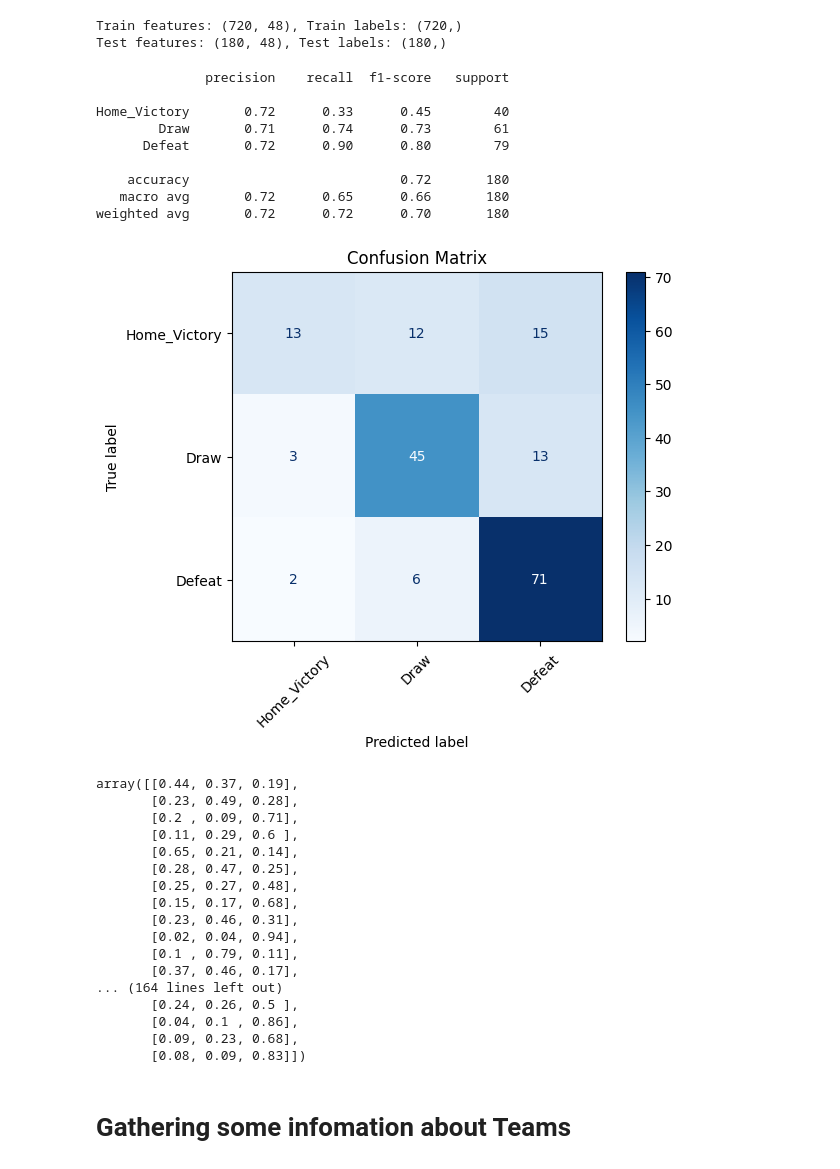
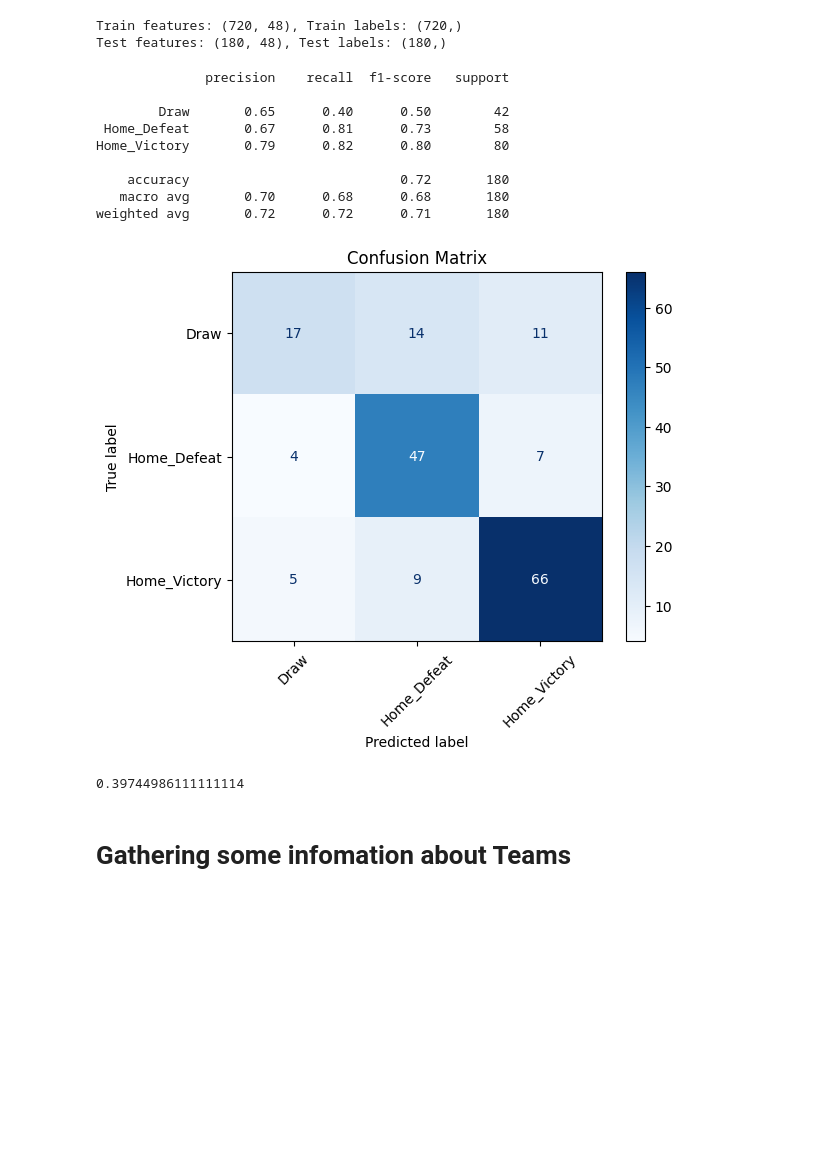
Before and after one commit to MaxPrinz98/FootballDSAI, a Jupyter notebook: Team_ranking.ipynb, the cells around one changed output. Cells and saved outputs as stored; diff of their text form; code cells hidden in the pictures; blank space fills up the shorter version.

Commit message:
added Brier calculation

```diff
--- a/Team_ranking.ipynb
+++ b/Team_ranking.ipynb
@@ -191,58 +197,64 @@ print(f"Test features: {X_test_processed.shape}, Test labels: {y_test.shape}")
 Train features: (720, 48), Train labels: (720,)
 Test features: (180, 48), Test labels: (180,)
 # %%
-model = RandomForestClassifier()
+model = RandomForestClassifier(n_estimators=400)
 model.fit(X_train_processed, y_train)
-ttt = model.predict_proba(X_test_processed)
 
 predictions = model.predict(X_test_processed)
 
 print(
     classification_report(
         y_test,          # True labels (strings)
         predictions,          # Predicted labels (strings)
-        target_names=['Home_Victory', 'Draw', 'Defeat']  # Optional: ensures consistent order
+        target_names=['Draw', 'Home_Defeat', 'Home_Victory']  # Optional: ensures consistent order
     )
 )
 
 ConfusionMatrixDisplay.from_predictions(
     y_test,
     predictions,
-    display_labels=['Home_Victory', 'Draw', 'Defeat'],
+    display_labels=['Draw', 'Home_Defeat', 'Home_Victory'],
     cmap='Blues',
     xticks_rotation=45
 )
 plt.title('Confusion Matrix')
 plt.show()
-ttt
 # %% [output]
               precision    recall  f1-score   support
 
-Home_Victory       0.72      0.33      0.45        40
-        Draw       0.71      0.74      0.73        61
-      Defeat       0.72      0.90      0.80        79
+        Draw       0.65      0.40      0.50        42
+ Home_Defeat       0.67      0.81      0.73        58
+Home_Victory       0.79      0.82      0.80        80
 
     accuracy                           0.72       180
-   macro avg       0.72      0.65      0.66       180
-weighted avg       0.72      0.72      0.70       180
+   macro avg       0.70      0.68      0.68       180
+weighted avg       0.72      0.72      0.71       180
-[figure, old version]
+[figure, new version]
-array([[0.44, 0.37, 0.19],
-       [0.23, 0.49, 0.28],
-       [0.2 , 0.09, 0.71],
-       [0.11, 0.29, 0.6 ],
-       [0.65, 0.21, 0.14],
-       [0.28, 0.47, 0.25],
-       [0.25, 0.27, 0.48],
-       [0.15, 0.17, 0.68],
-       [0.23, 0.46, 0.31],
-       [0.02, 0.04, 0.94],
-       [0.1 , 0.79, 0.11],
-       [0.37, 0.46, 0.17],
-... (164 lines left out)
-       [0.24, 0.26, 0.5 ],
-       [0.04, 0.1 , 0.86],
-       [0.09, 0.23, 0.68],
-       [0.08, 0.09, 0.83]])
+# %%
+probabilities_array = model.predict_proba(X_test_processed)
+probabilities_array.shape  #'Draw', 'Home_Defeat', 'Home_Victory'
+
+x_probabilities = pd.DataFrame(
+    data=probabilities_array,
+    columns=['Draw', 'Home_Defeat', 'Home_Victory'],
+    index=X_test.index
+)
+x_probabilities = x_probabilities.add_prefix('predicted_')
+
+y_test_proba = pd.get_dummies(y_test, dtype='float64')
+y_test_proba = y_test_proba.add_prefix('actual_')
+
+prediction_and_outcome = pd.merge(x_probabilities, y_test_proba, left_index=True, right_index=True)
+prediction_and_outcome.columns
+
+
+predicted = prediction_and_outcome[['predicted_Draw', 'predicted_Home_Defeat', 'predicted_Home_Victory']].values
+actual = prediction_and_outcome[['actual_Draw', 'actual_Home_Defeat', 'actual_Home_Victory']].values
+
+brier_score = np.mean(np.sum((predicted - actual) ** 2, axis=1))
+print(brier_score)
+# %% [output]
+0.39744986111111114
 # %% [markdown]
 # Gathering some infomation about Teams
 # %%
```
Also changed, not shown: parts of 2 cells of this notebook, 2 other files.
